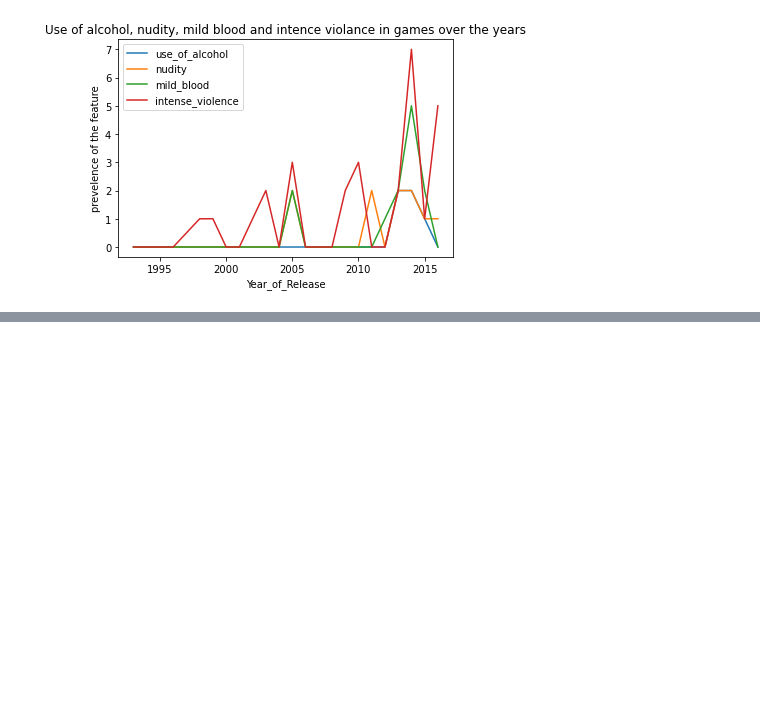
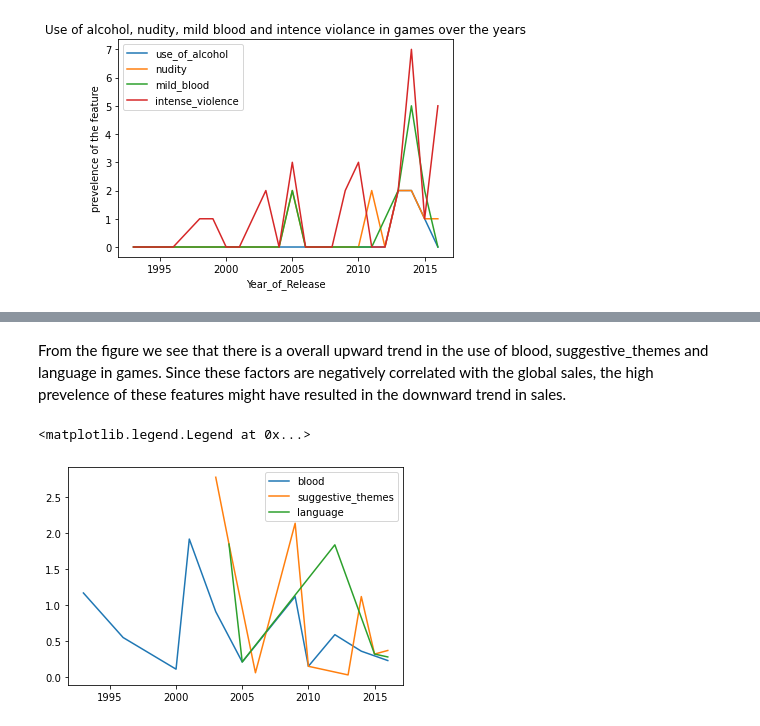
Before and after one commit to ayeshnayana/EDA_Video_game_sales-ratings, a Jupyter notebook: EDA on video game sales and ratings.ipynb, the cells around one changed output, grey strips where cells are left out. Saved outputs shown, nothing was run; the diff lists cells and outputs as text; code cells hidden in the pictures; blank space fills up the shorter version.

```diff
--- a/EDA on video game sales and ratings.ipynb
+++ b/EDA on video game sales and ratings.ipynb
@@ -666,0 +676,10 @@ From the figure we observe that there is a gradual increase in intense violance
+# %% [markdown]
+From the figure we see that there is a overall upward trend in the use of blood, suggestive_themes and language in games. Since these factors are negatively correlated with the global sales, the high prevelence of these features might have resulted in the downward trend in sales.
+# %%
+plt.plot(game_sales_ratings[game_sales_ratings['blood']==True].groupby('Year_of_Release')['Global_Sales'].sum(), label='blood')
+plt.plot(game_sales_ratings[game_sales_ratings['suggestive_themes']==True].groupby('Year_of_Release')['Global_Sales'].sum(), label='suggestive_themes')
+plt.plot(game_sales_ratings[game_sales_ratings['language']==True].groupby('Year_of_Release')['Global_Sales'].sum(), label='language')
+plt.legend()
+# %% [output]
+<matplotlib.legend.Legend at 0x...>
+[figure, added]
```
Also changed, not shown: parts of 7 cells of this notebook.
